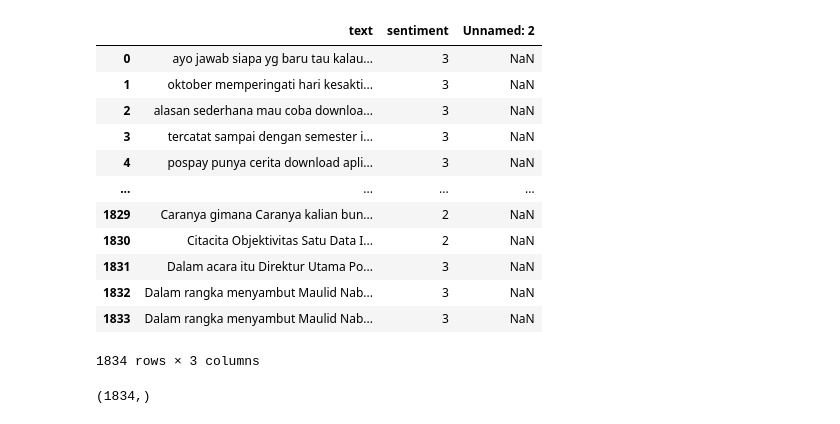
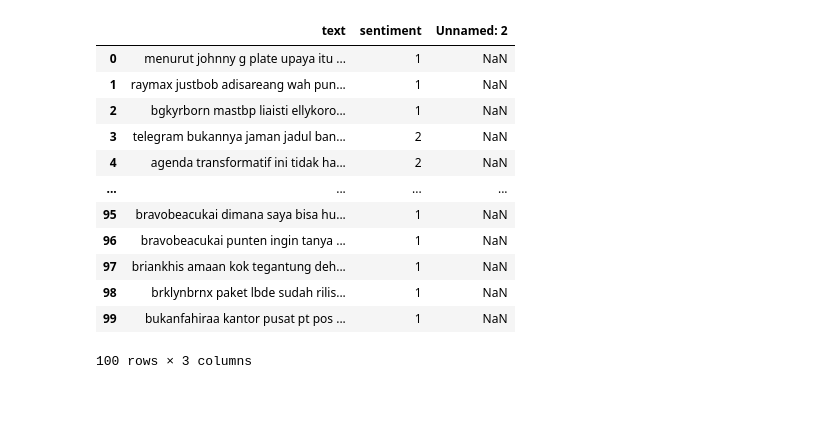
Before and after one commit to dwissaaj/DeepLearning_Sentiment_Analysis, a Jupyter notebook: DL.ipynb, the cells around one changed output. Cells and saved outputs as stored; diff of their text form; code cells hidden in the pictures.

```diff
--- a/DL.ipynb
+++ b/DL.ipynb
@@ -20,21 +13,48 @@ df['sentiment'] = df['sentiment'].astype(int)
-# %%
-df
-# %% [output]
-|  | text | sentiment | Unnamed: 2 |
-| 0 | ayo jawab siapa yg baru tau kalau... | 3 | NaN |
-| 1 | oktober memperingati hari kesakti... | 3 | NaN |
-| 2 | alasan sederhana mau coba downloa... | 3 | NaN |
-| 3 | tercatat sampai dengan semester i... | 3 | NaN |
-| 4 | pospay punya cerita download apli... | 3 | NaN |
-| ... | ... | ... | ... |
-| 1829 | Caranya gimana Caranya kalian bun... | 2 | NaN |
-| 1830 | Citacita Objektivitas Satu Data I... | 2 | NaN |
-| 1831 | Dalam acara itu Direktur Utama Po... | 3 | NaN |
-| 1832 | Dalam rangka menyambut Maulid Nab... | 3 | NaN |
-| 1833 | Dalam rangka menyambut Maulid Nab... | 3 | NaN |
-1834 rows × 3 columns
-# %%
-neg = df['sentiment'] == 1
-neg.shape
-# %% [output]
-(1834,)
+# %%
+df['sentiment'] = df['sentiment'].fillna(value=2)
+df['sentiment'] = df['sentiment'].astype(int)
+df['text'] = df['text'].replace('\s+', ' ', regex=True)
+df['text'] = df['text'].fillna('').apply(str)
+df['text'] = df['text'].replace({'"':'',
+                                 '\d+':'',
+                                 ':':'',
+                                 ';':'',
+                                 '#':'',
+                                 '@':'',
+                                 '_':'',
+                                 ',': '',
+                                 "'": '',
+                                  }, regex=True)
+
+df['text'] = df['text'].str.replace(r'[https]+[?://]+[^\s<>"]+|www\.[^\s<>"]+[?()]+[(??)]+[)*]+[(\xa0]+[-&gt...]', "",regex=True)
+
+df['text'] = df['text'].replace('\n','', regex=True)
+
+df['text'] = df['text'].replace({'\.':'','(/)':'','\(':'','\)':''},regex=True)
+df['text'] = df['text'].replace('[\.:"]','',regex =True)
+
+df['text'] = df['text'].fillna('').apply(str)
+
+df['text'].astype(str)
+letters_only = re.sub("[^a-zA-Z]",  # Search for all non-letters
+                          " ",          # Replace all non-letters with spaces
+                          str(df['text']))
+df['text'] = df['text'].str.strip()
+df['text'] = df['text'].str.lower()
+# %%
+df['sentiment'] = df['sentiment'].replace({1:0,2:1,3:2})
+df.head(100)
+# %% [output]
+|  | text | sentiment | Unnamed: 2 |
+| 0 | menurut johnny g plate upaya itu ... | 1 | NaN |
+| 1 | raymax justbob adisareang wah pun... | 1 | NaN |
+| 2 | bgkyrborn mastbp liaisti ellykoro... | 1 | NaN |
+| 3 | telegram bukannya jaman jadul ban... | 2 | NaN |
+| 4 | agenda transformatif ini tidak ha... | 2 | NaN |
+| ... | ... | ... | ... |
+| 95 | bravobeacukai dimana saya bisa hu... | 1 | NaN |
+| 96 | bravobeacukai punten ingin tanya ... | 1 | NaN |
+| 97 | briankhis amaan kok tegantung deh... | 1 | NaN |
+| 98 | brklynbrnx paket lbde sudah rilis... | 1 | NaN |
+| 99 | bukanfahiraa kantor pusat pt pos ... | 1 | NaN |
+100 rows × 3 columns
```
Also changed, not shown: parts of 14 cells of this notebook, 3 other files.
